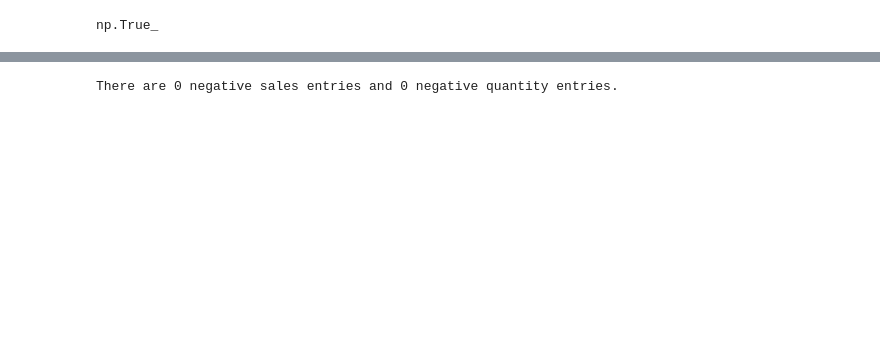
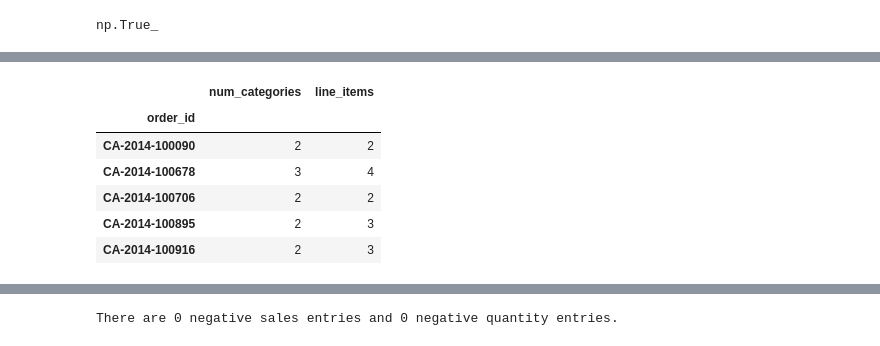
Before and after one commit to danigeiger/e_commerce_duckdb_project, a Jupyter notebook: notebooks/01_data_preprocessing.ipynb, the cells around one changed output, grey strips where cells are left out. Cells and saved outputs as stored; diff of their text form; code cells hidden in the pictures; blank space fills up the shorter version.

```diff
--- a/notebooks/01_data_preprocessing.ipynb
+++ b/notebooks/01_data_preprocessing.ipynb
@@ -190,0 +203,18 @@ np.True_
+# %%
+(
+    df.groupby('order_id')
+      .agg(
+          num_categories=('category', 'nunique'),
+          line_items=('order_id', 'size')
+      )
+      .query('num_categories > 1')
+      .head(5)
+)
+# %% [output]
+|  | num_categories | line_items |
+| order_id |  |  |
+| CA-2014-100090 | 2 | 2 |
+| CA-2014-100678 | 3 | 4 |
+| CA-2014-100706 | 2 | 2 |
+| CA-2014-100895 | 2 | 3 |
+| CA-2014-100916 | 2 | 3 |
```
Also changed, not shown: parts of 76 cells of this notebook.
